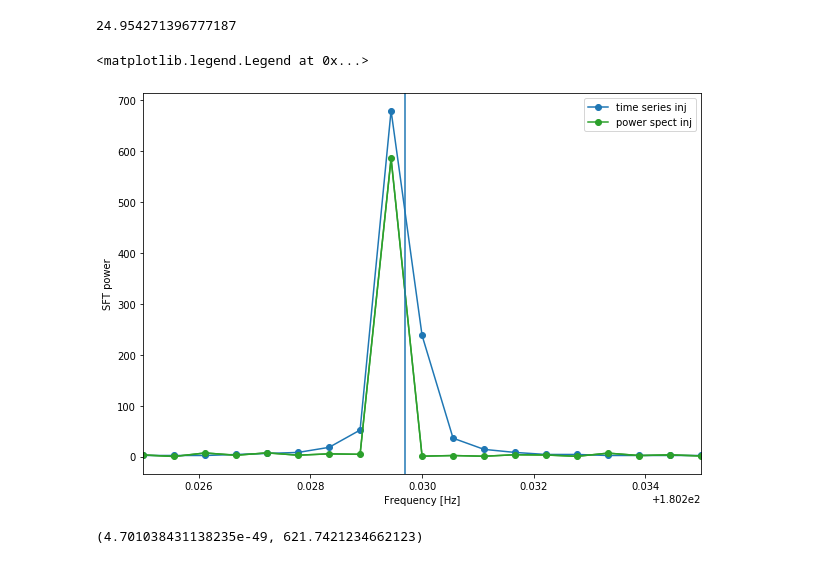
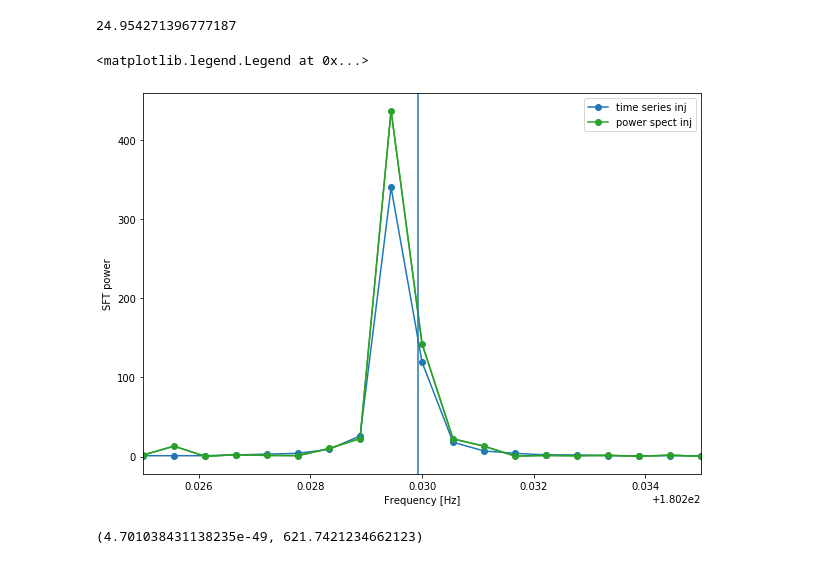
Before and after one commit to jcbayley/phd_thesis, a Jupyter notebook: AppendixA/SNR_injections.ipynb, the cells around one changed output. Saved outputs shown, nothing was run; the diff lists cells and outputs as text; code cells hidden in the pictures.

```diff
--- a/AppendixA/SNR_injections.ipynb
+++ b/AppendixA/SNR_injections.ipynb
@@ -132,7 +132,7 @@ sig.delta = np.arcsin(delta)
 sig.cosi = cosi
 sig.phi0 = phi0
 sig.psi = psi
-sig.f = [freq,f1dot]
+sig.f = [freq + 0.4/1800.,f1dot]
 sig.earth_ephem = "/Users/josephbayley/repositories/soap/soap/earth00-19-DE200.dat.gz"
 sig.sun_ephem = "/Users/josephbayley/repositories/soap/soap/sun00-19-DE200.dat.gz"
 sig.tref = tref
@@ -142,7 +142,7 @@ data = sig.get_spectrogram(tstart = tstart, nsft = 1,tsft=1800,fmin=freq-0.05,fm
 # %% [markdown]
 signal SNR
 # %%
-stfreq  = sig.get_pulsar_path([tstart + 900],'H1')
+stfreq  = sig.get_pulsar_path([tstart],'H1')
 # %%
 snr = sig.get_snr2(tstart=tstart,tsft=1800.,nsft=1,det="H1",Sn=sh)
 # %%
@@ -160,34 +160,34 @@ values = sig.fresnel_power(freqvals,stfreq,1800.,f1dot)*snr
 # %%
 fig,ax = plt.subplots(figsize=(10,7))
 
 
 #fmin_ind = np.argmin(np.abs(freqsig-fmin))#np.where(freqsig == fmin)[0][0]
 #fmax_ind = np.argmin(np.abs(freqsig-fmin))#np.where(freqsig == fmax)[0][0]
 fmin_ind1 = np.where(fsig == fmin)[0][0]
 fmax_ind1 = np.where(fsig == fmax)[0][0]
 #ax.plot(fsig[fmin_ind1:fmax_ind1],2*sig_spect[fmin_ind1:fmax_ind1,0]/sh,color="C0")
-ax.plot(fsig[fmin_ind1:fmax_ind1],2*sig_spect[fmin_ind1:fmax_ind1,0]/sh,label="time series inj",marker="o",color="C0")
+ax.plot(fsig[fmin_ind1:fmax_ind1],sig_spect[fmin_ind1:fmax_ind1,0]/sh,label="time series inj",marker="o",color="C0")
 #ax.plot(freqsig[fmin_ind:fmax_ind],2*sp_sig[fmin_ind:fmax_ind]/sh)
 #ax.plot(freqvals ,np.array(values),color="C1")
 
 ax.plot(data.H1.frequencies,data.H1.norm_sft_power[0],color="C2")
 ax.plot(data.H1.frequencies,data.H1.norm_sft_power[0],label="power spect inj",color="C2",marker="o")
 #ax.plot(my_data[0][0])
 #ax.plot(noise_spect[:,0])
 #ax.plot(signoise[:100])
 #ax.plot(noise[:100])
 #ax.plot(np.abs(np.fft.rfft(noise[:int(0.5*len(noise))]))**2)
 #ax.axvline(my_data[1][0],color="r")
 #ax.set_yscale("log")
 ax.set_xlabel("Frequency [Hz]")
 ax.set_ylabel("SFT power")
 #ax.set_xlim(fmin,fmax)
 ax.set_xlim(180.225,180.235)
 ax.axvline(stfreq)
 ax.legend()
 # %% [output]
 <matplotlib.legend.Legend at 0x...>
-[figure, old version]
+[figure, new version]
 # %%
 max(sp_sig[fmin_ind:fmax_ind]),max(values)
 # %% [output]
```
Also changed, not shown: 3 other files.
